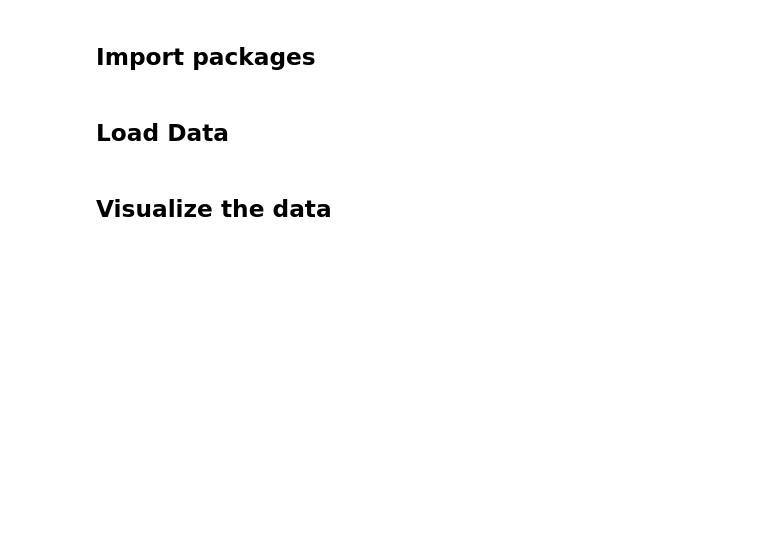
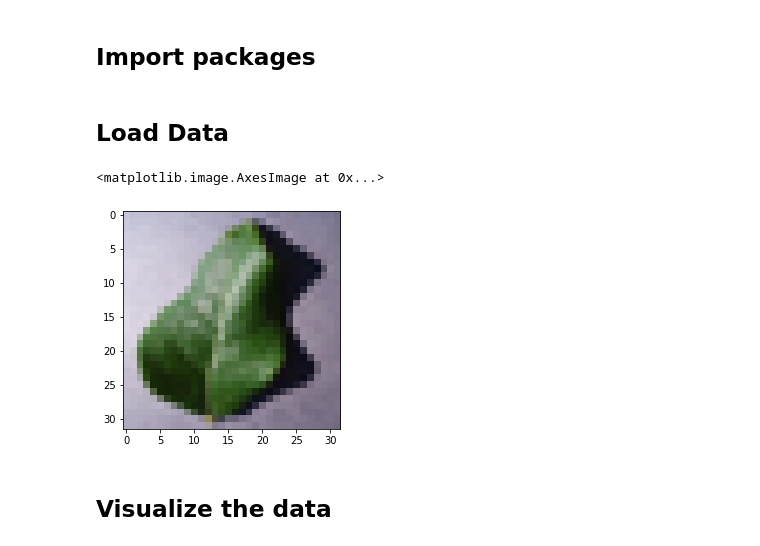
Before and after one commit to Mfr3ak/ML-Algorithm-Personal, a Jupyter notebook: AICrowd/MiniLeaves_Challenge.ipynb, the cells around one changed output. Saved outputs shown, nothing was run; the diff lists cells and outputs as text; code cells hidden in the pictures; blank space fills up the shorter version.

```diff
--- a/AICrowd/MiniLeaves_Challenge.ipynb
+++ b/AICrowd/MiniLeaves_Challenge.ipynb
@@ -74,6 +74,11 @@ train_labels = np.load(train_labels_path)
 
 # Load Class mapping
 class_names = [x.strip() for x in open("all_classes.txt").readlines()]
+# %%
+plt.imshow(train_images[1])
+# %% [output]
+<matplotlib.image.AxesImage at 0x...>
+[figure, added]
 # %% [markdown]
 ## Visualize the data
 # %%
```
Also changed, not shown: parts of 14 cells of this notebook.
